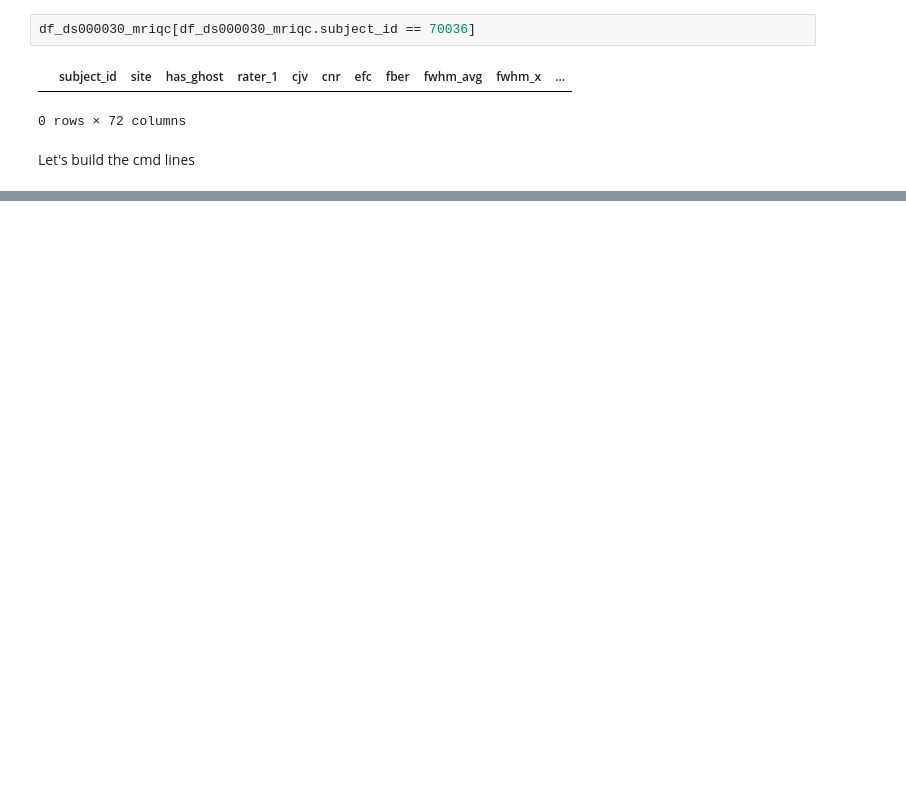
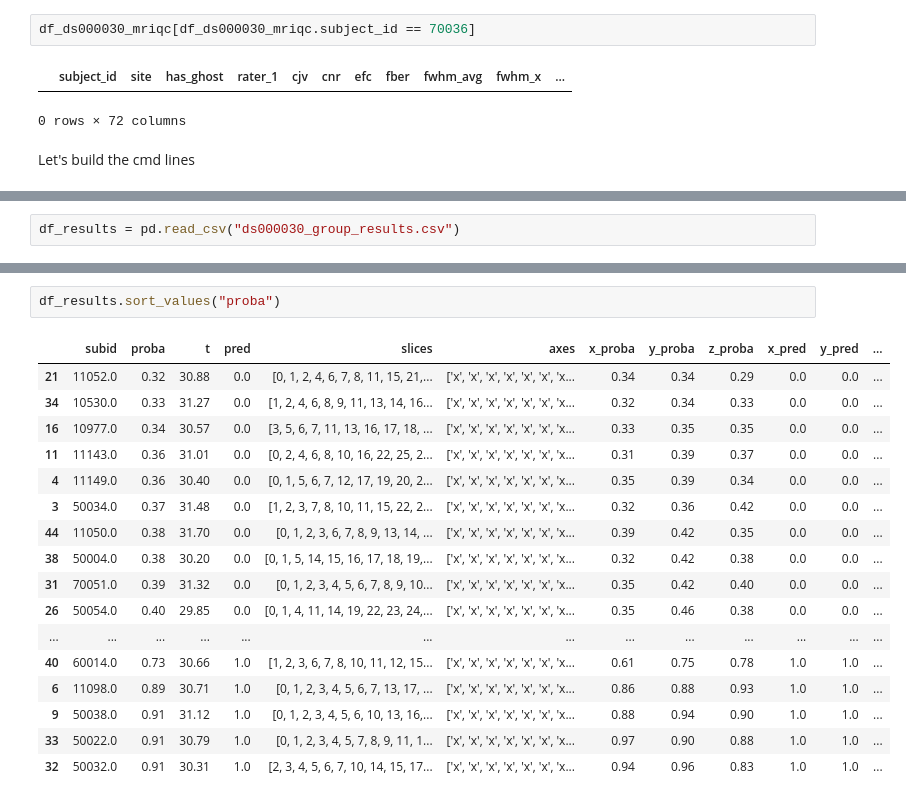
Before and after one commit to garciaml/BrainQCNet_paper_results, a Jupyter notebook: Study on ghosting - ds000030.ipynb, the cells around one changed output, grey strips where cells are left out. Cells and saved outputs as stored; diff of their text form; blank space fills up the shorter version.

Commit message:
Analyze results for ds000030

```diff
--- a/Study on ghosting - ds000030.ipynb
+++ b/Study on ghosting - ds000030.ipynb
@@ -48,0 +72,2 @@ with open("./get_ds000030_anat_aws.sh", "w") as f:
+# %%
+df_results = pd.read_csv("ds000030_group_results.csv")
@@ -48,0 +86,20 @@ with open("./get_ds000030_anat_aws.sh", "w") as f:
+# %%
+df_results.sort_values("proba")
+# %% [output]
+|  | subid | proba | t | pred | slices | axes | x_proba | y_proba | z_proba | x_pred | y_pred | ... |
+| 21 | 11052.0 | 0.32 | 30.88 | 0.0 | [0, 1, 2, 4, 6, 7, 8, 11, 15, 21,... | ['x', 'x', 'x', 'x', 'x', 'x', 'x... | 0.34 | 0.34 | 0.29 | 0.0 | 0.0 | ... |
+| 34 | 10530.0 | 0.33 | 31.27 | 0.0 | [1, 2, 4, 6, 8, 9, 11, 13, 14, 16... | ['x', 'x', 'x', 'x', 'x', 'x', 'x... | 0.32 | 0.34 | 0.33 | 0.0 | 0.0 | ... |
+| 16 | 10977.0 | 0.34 | 30.57 | 0.0 | [3, 5, 6, 7, 11, 13, 16, 17, 18, ... | ['x', 'x', 'x', 'x', 'x', 'x', 'x... | 0.33 | 0.35 | 0.35 | 0.0 | 0.0 | ... |
+| 11 | 11143.0 | 0.36 | 31.01 | 0.0 | [0, 2, 4, 6, 8, 10, 16, 22, 25, 2... | ['x', 'x', 'x', 'x', 'x', 'x', 'x... | 0.31 | 0.39 | 0.37 | 0.0 | 0.0 | ... |
+| 4 | 11149.0 | 0.36 | 30.40 | 0.0 | [0, 1, 5, 6, 7, 12, 17, 19, 20, 2... | ['x', 'x', 'x', 'x', 'x', 'x', 'x... | 0.35 | 0.39 | 0.34 | 0.0 | 0.0 | ... |
+| 3 | 50034.0 | 0.37 | 31.48 | 0.0 | [1, 2, 3, 7, 8, 10, 11, 15, 22, 2... | ['x', 'x', 'x', 'x', 'x', 'x', 'x... | 0.32 | 0.36 | 0.42 | 0.0 | 0.0 | ... |
+| 44 | 11050.0 | 0.38 | 31.70 | 0.0 | [0, 1, 2, 3, 6, 7, 8, 9, 13, 14, ... | ['x', 'x', 'x', 'x', 'x', 'x', 'x... | 0.39 | 0.42 | 0.35 | 0.0 | 0.0 | ... |
+| 38 | 50004.0 | 0.38 | 30.20 | 0.0 | [0, 1, 5, 14, 15, 16, 17, 18, 19,... | ['x', 'x', 'x', 'x', 'x', 'x', 'x... | 0.32 | 0.42 | 0.38 | 0.0 | 0.0 | ... |
+| 31 | 70051.0 | 0.39 | 31.32 | 0.0 | [0, 1, 2, 3, 4, 5, 6, 7, 8, 9, 10... | ['x', 'x', 'x', 'x', 'x', 'x', 'x... | 0.35 | 0.42 | 0.40 | 0.0 | 0.0 | ... |
+| 26 | 50054.0 | 0.40 | 29.85 | 0.0 | [0, 1, 4, 11, 14, 19, 22, 23, 24,... | ['x', 'x', 'x', 'x', 'x', 'x', 'x... | 0.35 | 0.46 | 0.38 | 0.0 | 0.0 | ... |
+| ... | ... | ... | ... | ... | ... | ... | ... | ... | ... | ... | ... | ... |
+| 40 | 60014.0 | 0.73 | 30.66 | 1.0 | [1, 2, 3, 6, 7, 8, 10, 11, 12, 15... | ['x', 'x', 'x', 'x', 'x', 'x', 'x... | 0.61 | 0.75 | 0.78 | 1.0 | 1.0 | ... |
+| 6 | 11098.0 | 0.89 | 30.71 | 1.0 | [0, 1, 2, 3, 4, 5, 6, 7, 13, 17, ... | ['x', 'x', 'x', 'x', 'x', 'x', 'x... | 0.86 | 0.88 | 0.93 | 1.0 | 1.0 | ... |
+| 9 | 50038.0 | 0.91 | 31.12 | 1.0 | [0, 1, 2, 3, 4, 5, 6, 10, 13, 16,... | ['x', 'x', 'x', 'x', 'x', 'x', 'x... | 0.88 | 0.94 | 0.90 | 1.0 | 1.0 | ... |
+| 33 | 50022.0 | 0.91 | 30.79 | 1.0 | [0, 1, 2, 3, 4, 5, 7, 8, 9, 11, 1... | ['x', 'x', 'x', 'x', 'x', 'x', 'x... | 0.97 | 0.90 | 0.88 | 1.0 | 1.0 | ... |
+| 32 | 50032.0 | 0.91 | 30.31 | 1.0 | [2, 3, 4, 5, 6, 7, 10, 14, 15, 17... | ['x', 'x', 'x', 'x', 'x', 'x', 'x... | 0.94 | 0.96 | 0.83 | 1.0 | 1.0 | ... |
```
Also changed, not shown: parts of 6 cells of this notebook, 1 other file.
